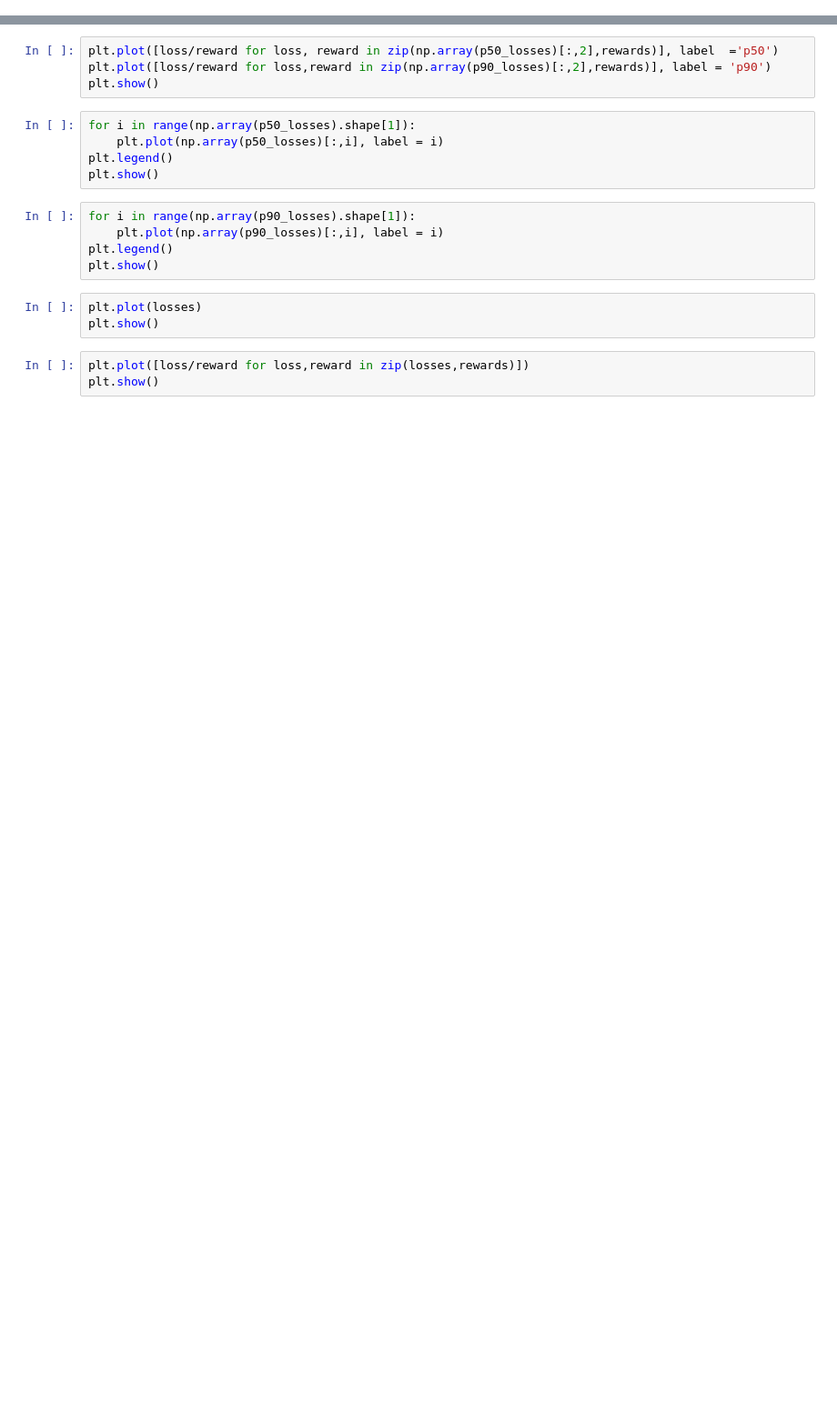
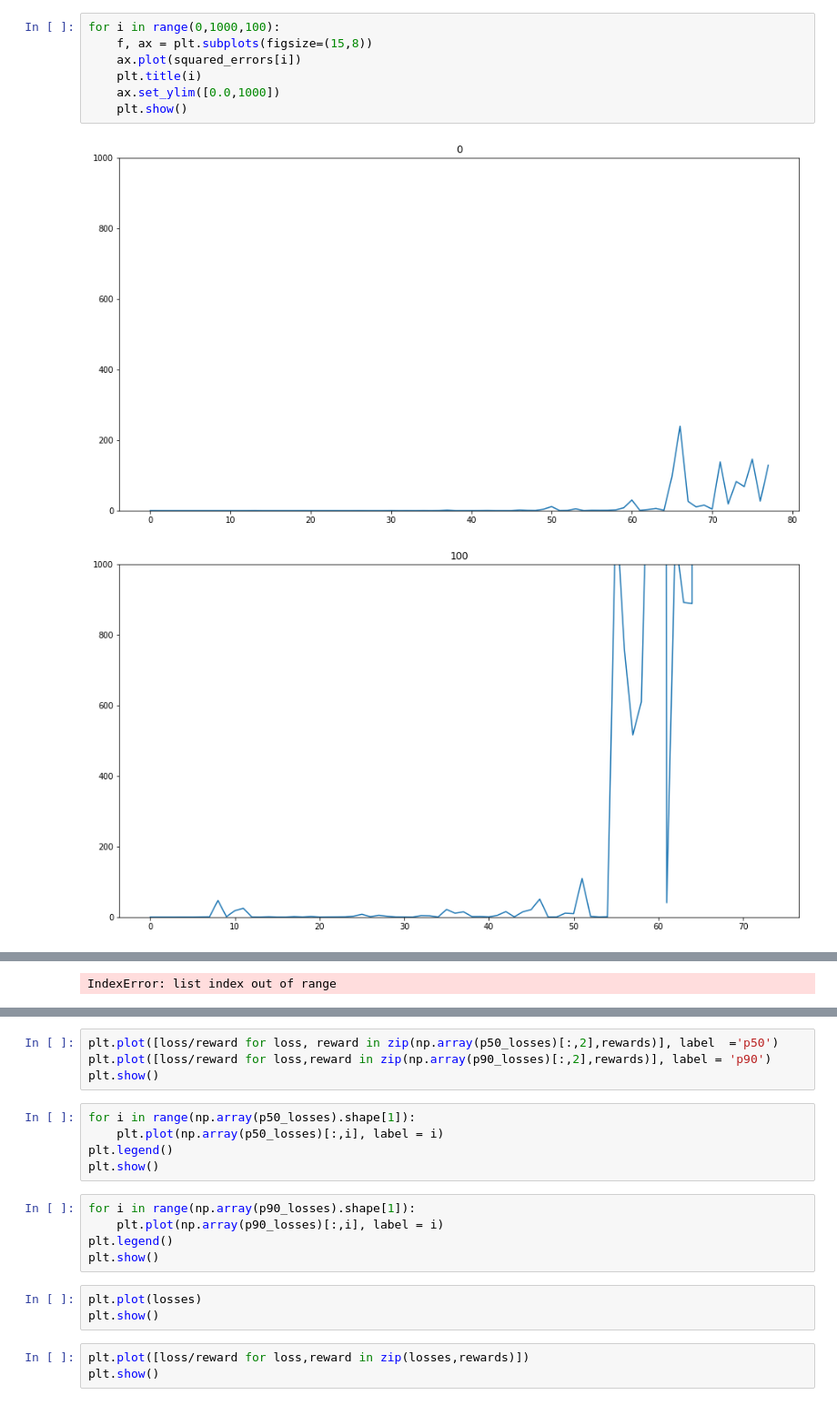
Before and after one commit to albalaka/DLQR, a Jupyter notebook: EagerExecutionAttempt.ipynb, the cells around one changed output, grey strips where cells are left out. Shown at 91% size. Cells and saved outputs as stored; diff of their text form; blank space fills up the shorter version.

```diff
--- a/EagerExecutionAttempt.ipynb
+++ b/EagerExecutionAttempt.ipynb
@@ -439,0 +524,10 @@ for i in range(100):
+# %%
+for i in range(0,1000,100):
+    f, ax = plt.subplots(figsize=(15,8))
+    ax.plot(squared_errors[i])
+    plt.title(i)
+    ax.set_ylim([0.0,1000])
+    plt.show()
+# %% [output]
+[figure, added]
+[figure, added]
@@ -439,0 +538 @@ for i in range(100):
+IndexError: list index out of range
```
Also changed, not shown: parts of 18 cells of this notebook.
